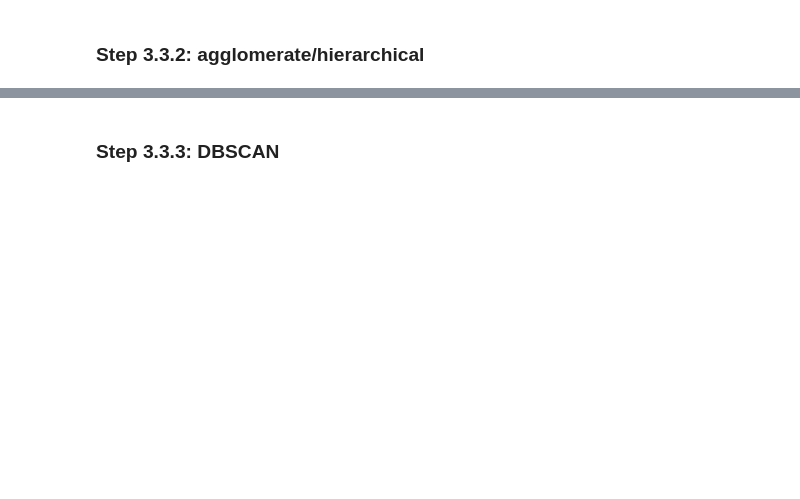
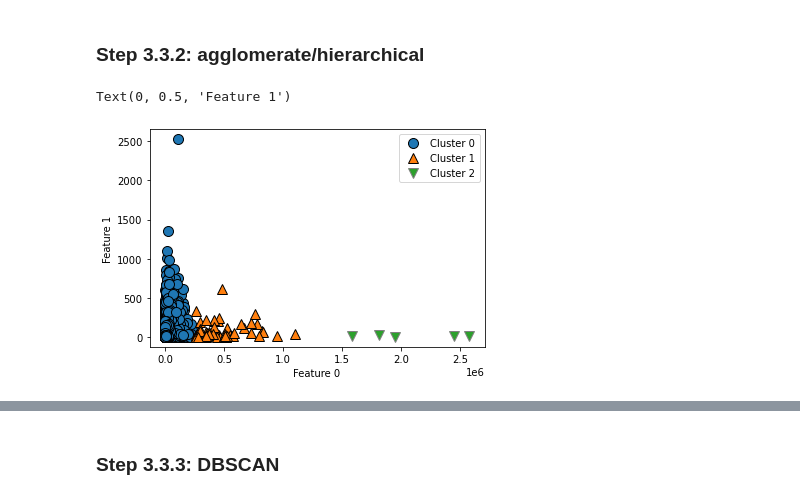
Before and after one commit to amagnasco/HBURS, a Jupyter notebook: hburs_3.ipynb, the cells around one changed output, grey strips where cells are left out. Cells and saved outputs as stored; diff of their text form; code cells hidden in the pictures; blank space fills up the shorter version.

```diff
--- a/hburs_3.ipynb
+++ b/hburs_3.ipynb
@@ -273,5 +321,17 @@ plt.ylabel("Feature 1")
 ### Step 3.3.2: agglomerate/hierarchical
 # %%
 # agglomerate without PCA
+
+# building and fitting the clustering model
+agg_un = AgglomerativeClustering(n_clusters=3) # using the optimal number of clusters determined through elbow plot
+agg_un.fit_predict(X_train_un)
+agg_un_pred = agg_un.labels_
 # %%
 # visualizing
+mglearn.discrete_scatter(X_train_un.iloc[:, 0], X_train_un.iloc[:, 1], agg_un_pred)
+plt.legend(["Cluster 0", "Cluster 1", "Cluster 2"], loc="best")
+plt.xlabel("Feature 0")
+plt.ylabel("Feature 1")
+# %% [output]
+Text(0, 0.5, 'Feature 1')
+[figure, added]
```
Also changed, not shown: parts of 32 cells of this notebook.
